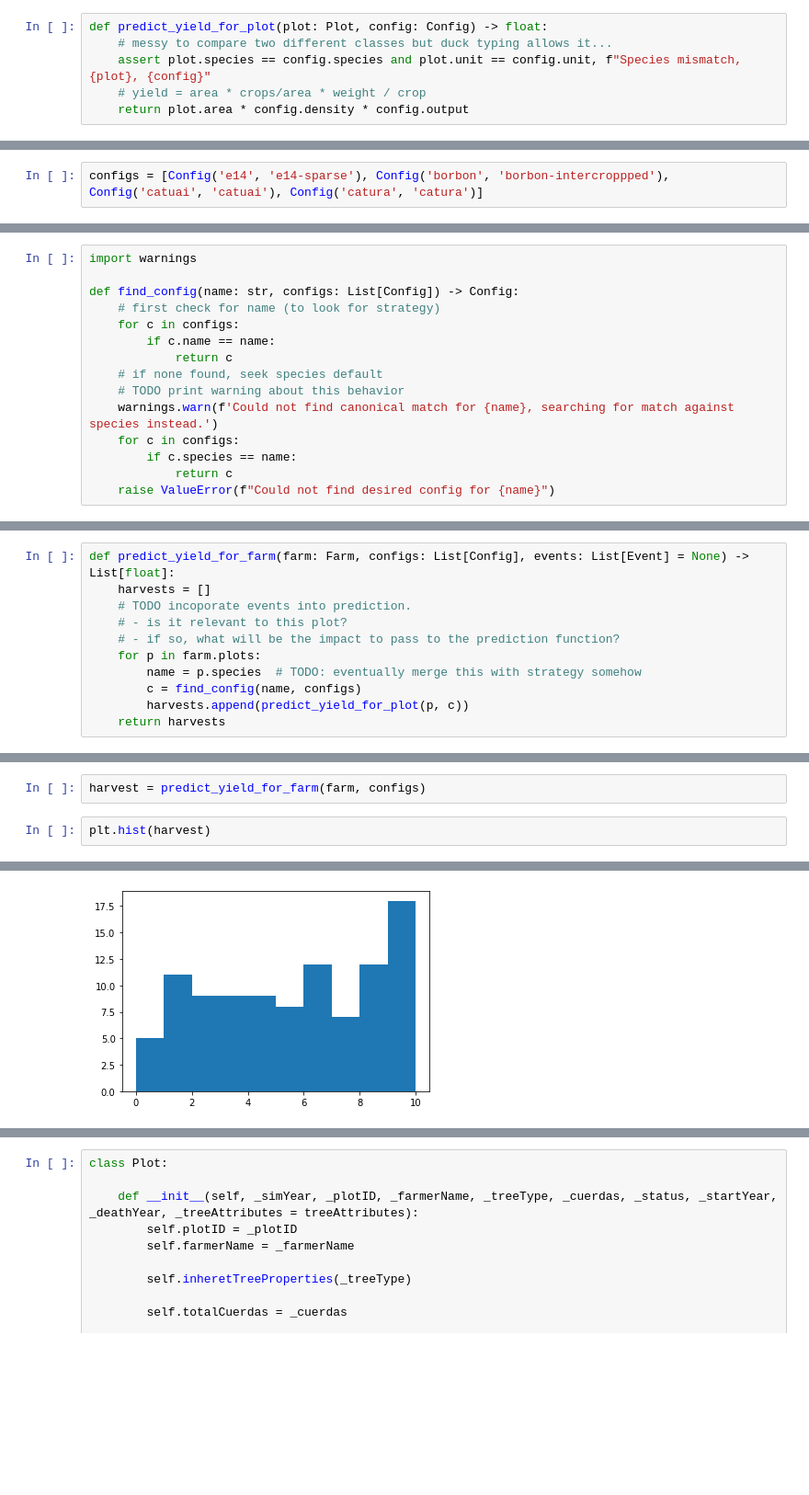
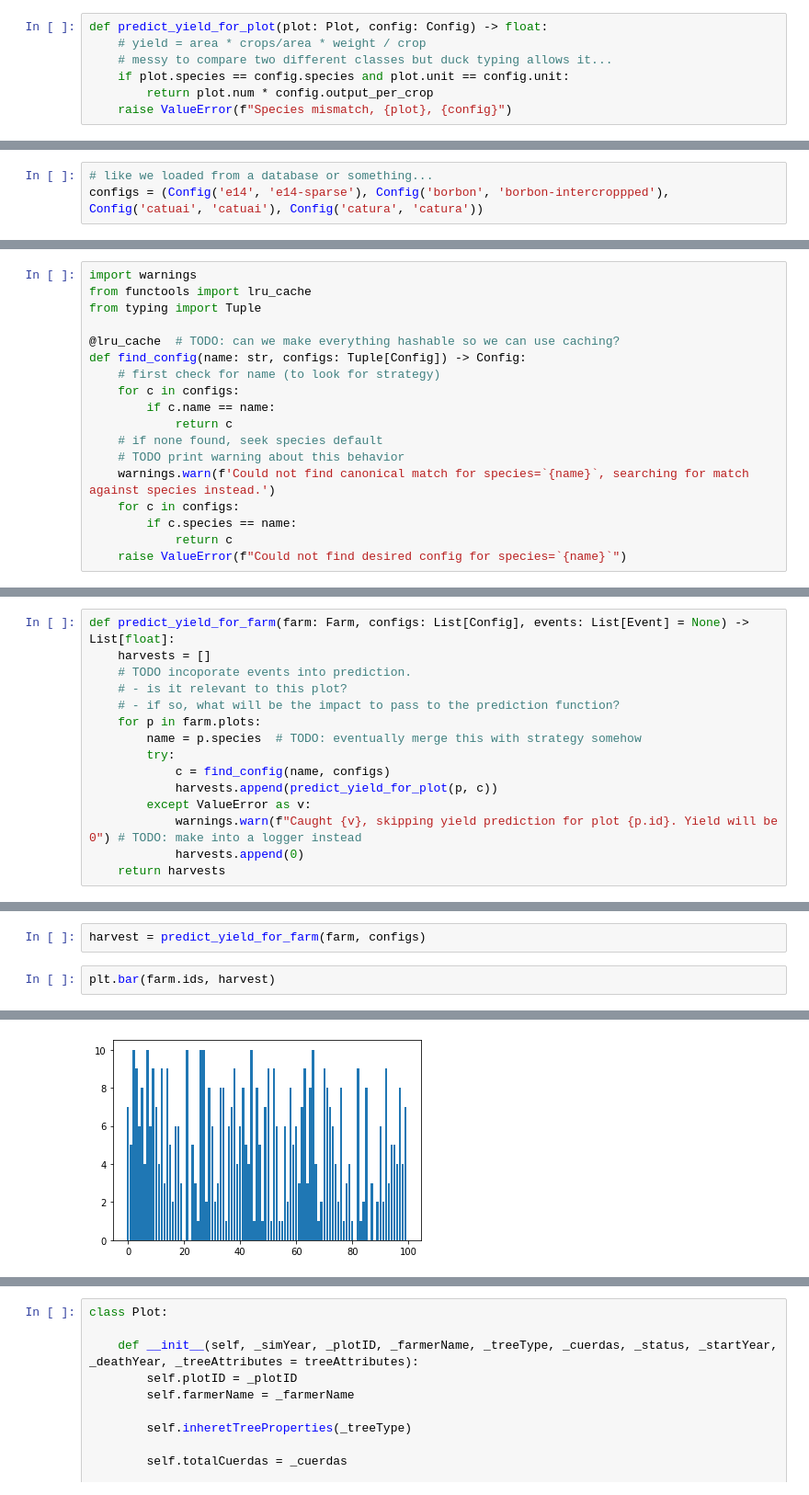
Before and after one commit to mindthegrow/cafelytics, a Jupyter notebook: reWrite.ipynb, the cells around one changed output, grey strips where cells are left out. Shown: that part at 92% size. Drawn from its saved outputs; the diff is of its cells as text; blank space fills up the shorter version.

```diff
--- a/reWrite.ipynb
+++ b/reWrite.ipynb
@@ -545,10 +606,11 @@ True
 ## predict yield
 # %%
 def predict_yield_for_plot(plot: Plot, config: Config) -> float:
+    # yield = area * crops/area * weight / crop
     # messy to compare two different classes but duck typing allows it...
-    assert plot.species == config.species and plot.unit == config.unit, f"Species mismatch, {plot}, {config}"
-    # yield = area * crops/area * weight / crop
-    return plot.area * config.density * config.output
+    if plot.species == config.species and plot.unit == config.unit:
+        return plot.num * config.output_per_crop
+    raise ValueError(f"Species mismatch, {plot}, {config}")
 # %%
 p
 # %% [output]
@@ -560,21 +626,25 @@ predict_yield_for_plot(p, config('catuai'))
 # %%
-configs = [Config('e14', 'e14-sparse'), Config('borbon', 'borbon-intercroppped'), Config('catuai', 'catuai'), Config('catura', 'catura')]
+# like we loaded from a database or something...
+configs = (Config('e14', 'e14-sparse'), Config('borbon', 'borbon-intercroppped'), Config('catuai', 'catuai'), Config('catura', 'catura'))
 # %%
 @dataclass
 class Event:
     name: str = ''
 # %%
 import warnings
+from functools import lru_cache
+from typing import Tuple
 
-def find_config(name: str, configs: List[Config]) -> Config:
+@lru_cache  # TODO: can we make everything hashable so we can use caching?
+def find_config(name: str, configs: Tuple[Config]) -> Config:
     # first check for name (to look for strategy)
     for c in configs:
         if c.name == name:
             return c
     # if none found, seek species default
     # TODO print warning about this behavior
-    warnings.warn(f'Could not find canonical match for {name}, searching for match against species instead.')
+    warnings.warn(f'Could not find canonical match for species=`{name}`, searching for match against species instead.')
     for c in configs:
         if c.species == name:
             return c
-    raise ValueError(f"Could not find desired config for {name}")
+    raise ValueError(f"Could not find desired config for species=`{name}`")
@@ -586,8 +660,12 @@ def predict_yield_for_farm(farm: Farm, configs: List[Config], events: List[Event
     # - if so, what will be the impact to pass to the prediction function?
     for p in farm.plots:
         name = p.species  # TODO: eventually merge this with strategy somehow
-        c = find_config(name, configs)
-        harvests.append(predict_yield_for_plot(p, c))
+        try:
+            c = find_config(name, configs)
+            harvests.append(predict_yield_for_plot(p, c))
+        except ValueError as v:
+            warnings.warn(f"Caught {v}, skipping yield prediction for plot {p.id}. Yield will be 0") # TODO: make into a logger instead
+            harvests.append(0)
     return harvests
 # %%
 farm.plots[:3]
@@ -614,5 +698,5 @@ Config(species='e14', name='e14-sparse', density=1.0, output=1.0, unit='cuerdas'
 # %%
 harvest = predict_yield_for_farm(farm, configs)
 # %%
-plt.hist(harvest)
+plt.bar(farm.ids, harvest)
 # %% [output]
@@ -622 +704 @@ plt.hist(harvest)
-[figure, old version]
+[figure, new version]
```
Also changed, not shown: parts of 41 cells of this notebook.
